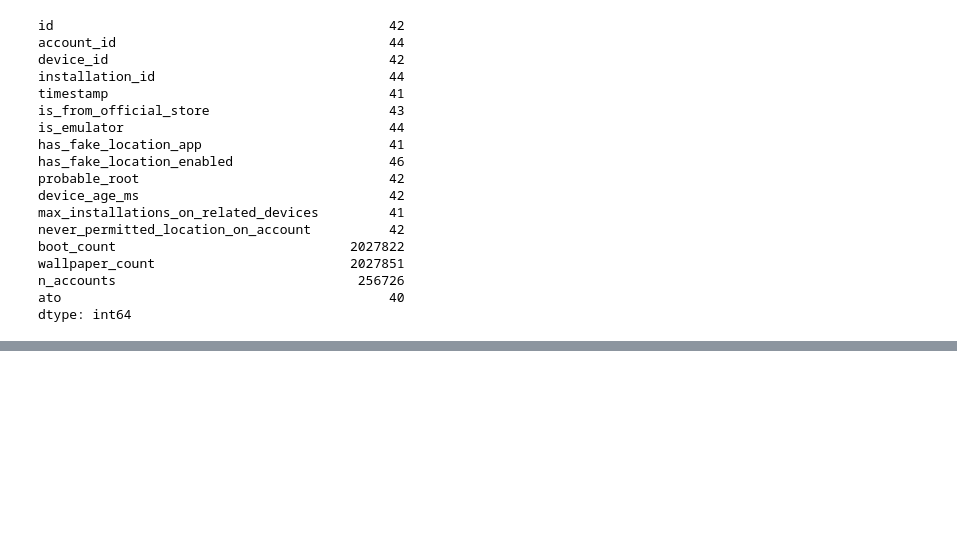
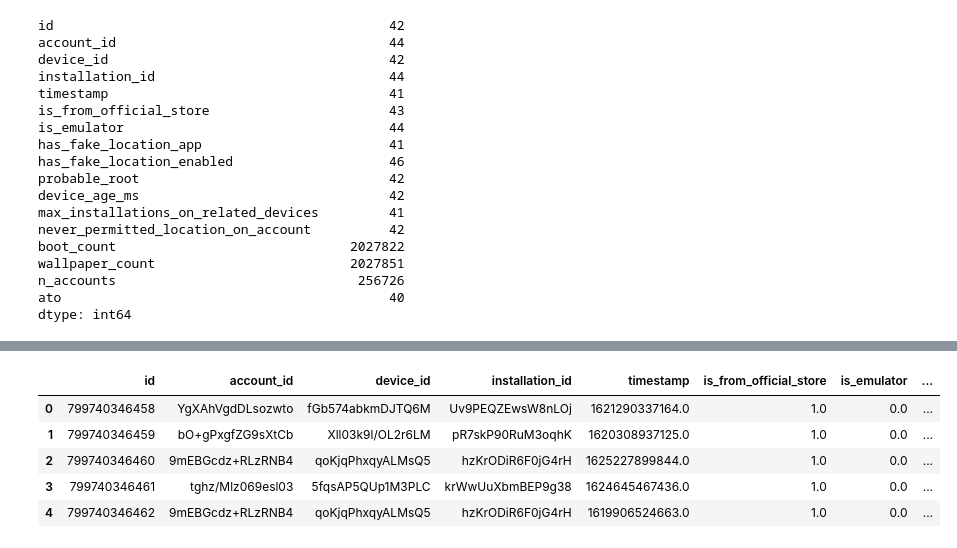
Before and after one commit to pedrosena138/projeto-if997, a Jupyter notebook: Projeto.ipynb, the cells around one changed output, grey strips where cells are left out. Saved outputs shown, nothing was run; the diff lists cells and outputs as text; code cells hidden in the pictures; blank space fills up the shorter version.

```diff
--- a/Projeto.ipynb
+++ b/Projeto.ipynb
@@ -234,0 +243,22 @@ ValueError: cannot convert float NaN to integer
+# %%
+def adicionaColunaContas(df):
+    colunas = df.columns
+    dados = df.to_numpy()
+    colunaContas = []
+    for linha in dados:
+        maisDeUmaConta = linha[15] > 1
+        colunaContas.append(maisDeUmaConta)
+    df = pd.DataFrame(dados, columns=colunas)
+    df["has_many_accounts"] = colunaContas
+    df.to_parquet("teste.parquet4")
+    return df
+# %%
+new_dataframe = adicionaColunaContas(new_dataframe)
+new_dataframe.head(5)
+# %% [output]
+|  | id | account_id | device_id | installation_id | timestamp | is_from_official_store | is_emulator | ... |
+| 0 | 799740346458 | YgXAhVgdDLsozwto | fGb574abkmDJTQ6M | Uv9PEQZEwsW8nLOj | 1621290337164.0 | 1.0 | 0.0 | ... |
+| 1 | 799740346459 | bO+gPxgfZG9sXtCb | Xll03k9l/OL2r6LM | pR7skP90RuM3oqhK | 1620308937125.0 | 1.0 | 0.0 | ... |
+| 2 | 799740346460 | 9mEBGcdz+RLzRNB4 | qoKjqPhxqyALMsQ5 | hzKrODiR6F0jG4rH | 1625227899844.0 | 1.0 | 0.0 | ... |
+| 3 | 799740346461 | tghz/Mlz069esl03 | 5fqsAP5QUp1M3PLC | krWwUuXbmBEP9g38 | 1624645467436.0 | 1.0 | 0.0 | ... |
+| 4 | 799740346462 | 9mEBGcdz+RLzRNB4 | qoKjqPhxqyALMsQ5 | hzKrODiR6F0jG4rH | 1619906524663.0 | 1.0 | 0.0 | ... |
```
Also changed, not shown: parts of 7 cells of this notebook.
